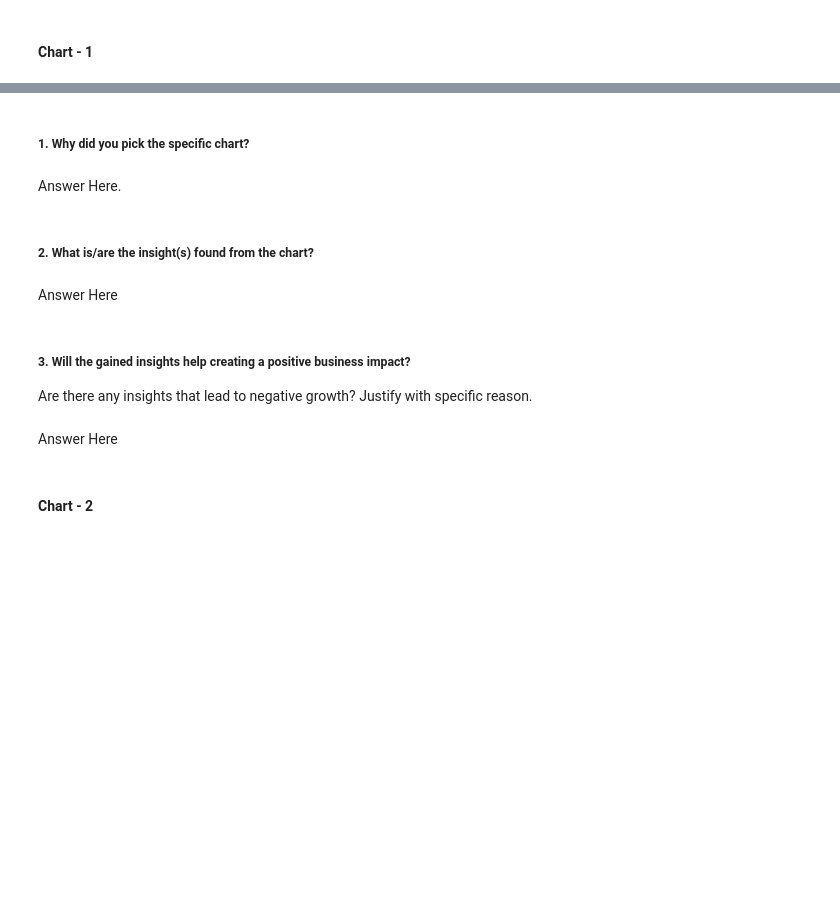
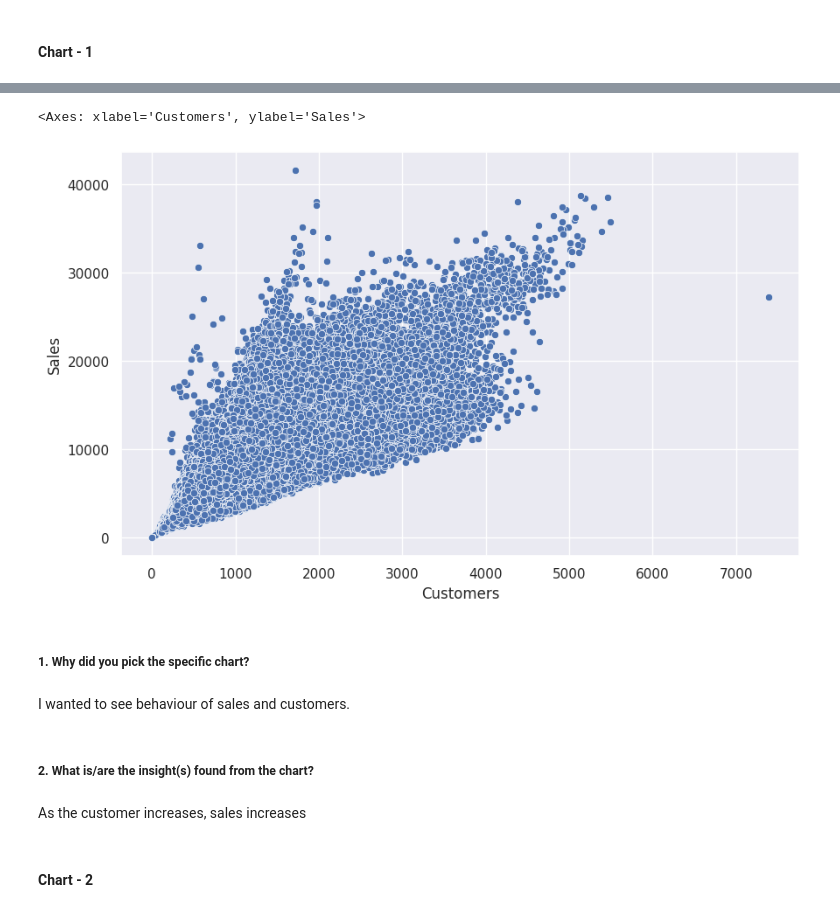
Before and after one commit to adityapatil4141/Retail-Store-Prediction, a Jupyter notebook: Retail_Sales_Prediction.ipynb, the cells around one changed output, grey strips where cells are left out. Drawn from its saved outputs; the diff is of its cells as text; code cells hidden in the pictures; blank space fills up the shorter version.

Commit message:
Visualization

```diff
--- a/Retail_Sales_Prediction.ipynb
+++ b/Retail_Sales_Prediction.ipynb
@@ -361,16 +369,17 @@ Answer Here.
+# %%
+plt.figure(figsize=(10,6))
+sns.scatterplot(data=df_sales,x=df_sales['Customers'],y=df_sales['Sales'])
+# %% [output]
+<Axes: xlabel='Customers', ylabel='Sales'>
+[figure, added]
 # %% [markdown]
 ##### 1. Why did you pick the specific chart?
-# %% [markdown]
-Answer Here.
+# %% [markdown]
+I wanted to see behaviour of sales and customers.
 # %% [markdown]
 ##### 2. What is/are the insight(s) found from the chart?
-# %% [markdown]
-Answer Here
-# %% [markdown]
-##### 3. Will the gained insights help creating a positive business impact?
-Are there any insights that lead to negative growth? Justify with specific reason.
-# %% [markdown]
-Answer Here
+# %% [markdown]
+As the customer increases, sales increases
 # %% [markdown]
 #### Chart - 2
 # %%
```
Also changed, not shown: parts of 3 cells of this notebook.
